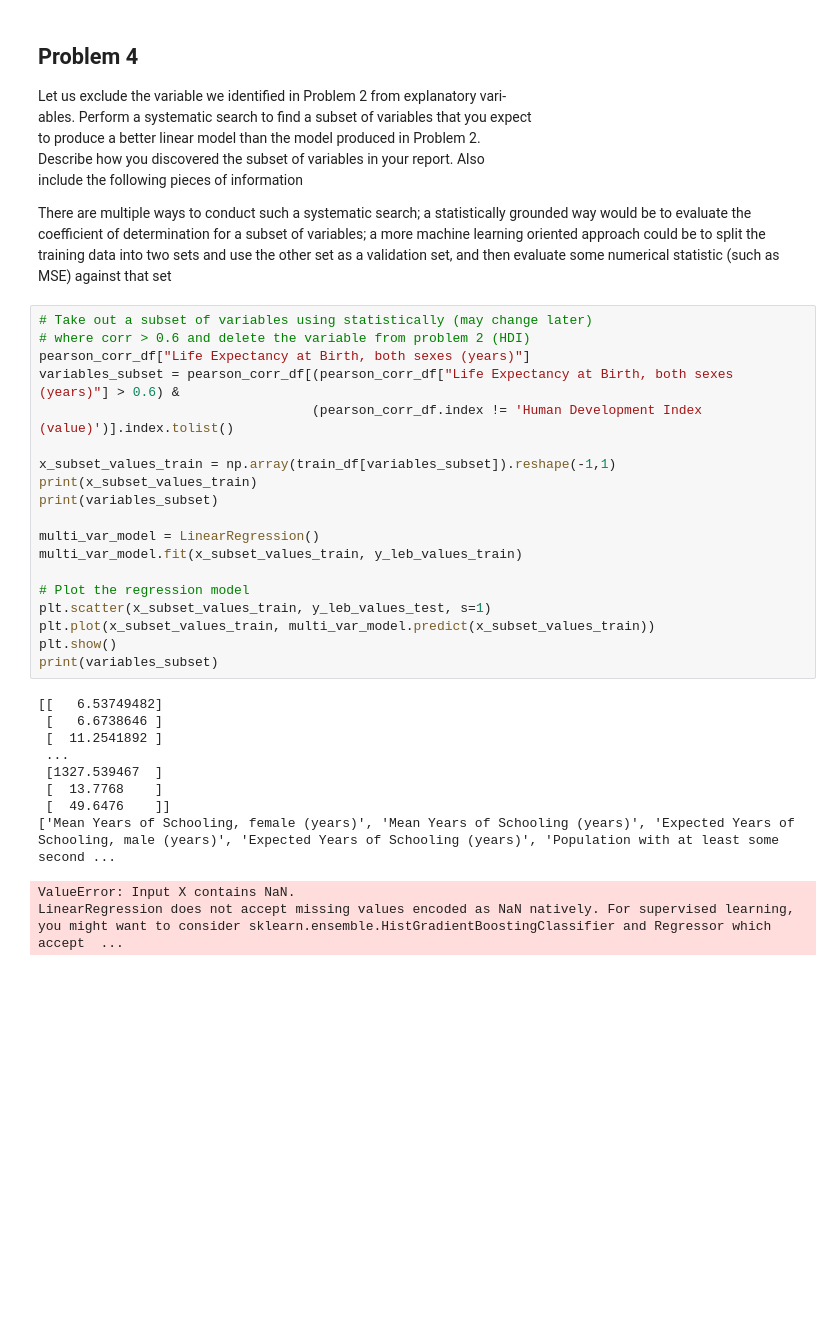
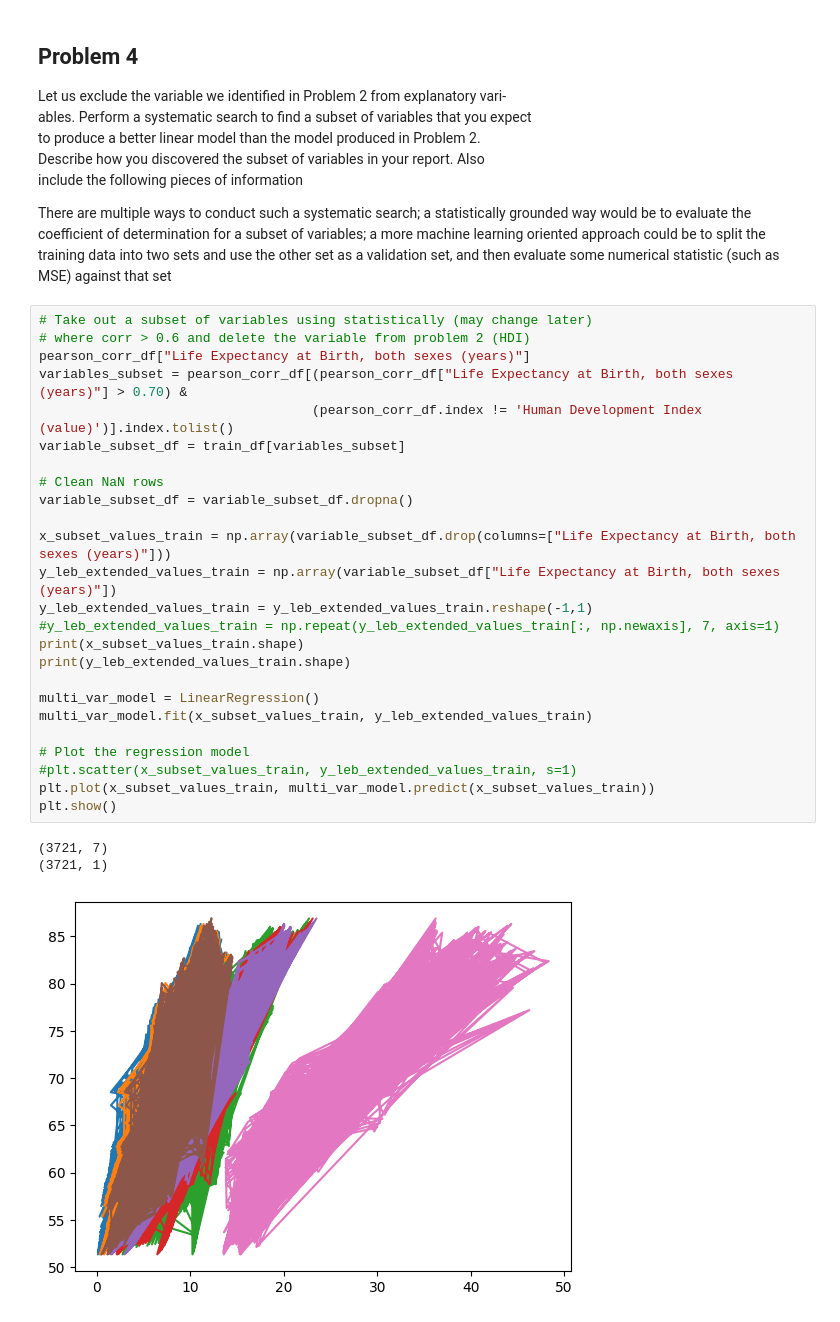
Before and after one commit to willayy/Data-Science-and-AI-DIT407, a Jupyter notebook: Lab 4/lab4.ipynb, the cells around one changed output. Drawn from its saved outputs; the diff is of its cells as text; blank space fills up the shorter version.

```diff
--- a/Lab 4/lab4.ipynb
+++ b/Lab 4/lab4.ipynb
@@ -205,30 +205,29 @@ set
 # %%
 # Take out a subset of variables using statistically (may change later)
 # where corr > 0.6 and delete the variable from problem 2 (HDI)
 pearson_corr_df["Life Expectancy at Birth, both sexes (years)"]
-variables_subset = pearson_corr_df[(pearson_corr_df["Life Expectancy at Birth, both sexes (years)"] > 0.6) &
+variables_subset = pearson_corr_df[(pearson_corr_df["Life Expectancy at Birth, both sexes (years)"] > 0.70) &
                                    (pearson_corr_df.index != 'Human Development Index (value)')].index.tolist()
+variable_subset_df = train_df[variables_subset]
 
-x_subset_values_train = np.array(train_df[variables_subset]).reshape(-1,1)
-print(x_subset_values_train)
-print(variables_subset)
+# Clean NaN rows
+variable_subset_df = variable_subset_df.dropna()
+
+x_subset_values_train = np.array(variable_subset_df.drop(columns=["Life Expectancy at Birth, both sexes (years)"]))
+y_leb_extended_values_train = np.array(variable_subset_df["Life Expectancy at Birth, both sexes (years)"])
+y_leb_extended_values_train = y_leb_extended_values_train.reshape(-1,1)
+#y_leb_extended_values_train = np.repeat(y_leb_extended_values_train[:, np.newaxis], 7, axis=1)
+print(x_subset_values_train.shape)
+print(y_leb_extended_values_train.shape)
 
 multi_var_model = LinearRegression()
-multi_var_model.fit(x_subset_values_train, y_leb_values_train)
+multi_var_model.fit(x_subset_values_train, y_leb_extended_values_train)
 
 # Plot the regression model
-plt.scatter(x_subset_values_train, y_leb_values_test, s=1)
+#plt.scatter(x_subset_values_train, y_leb_extended_values_train, s=1)
 plt.plot(x_subset_values_train, multi_var_model.predict(x_subset_values_train))
 plt.show()
-print(variables_subset)
 # %% [output]
-[[   6.53749482]
- [   6.6738646 ]
- [  11.2541892 ]
- ...
- [1327.539467  ]
- [  13.7768    ]
- [  49.6476    ]]
-['Mean Years of Schooling, female (years)', 'Mean Years of Schooling (years)', 'Expected Years of Schooling, male (years)', 'Expected Years of Schooling (years)', 'Population with at least some second ...
+(3721, 7)
+(3721, 1)
-ValueError: Input X contains NaN.
-LinearRegression does not accept missing values encoded as NaN natively. For supervised learning, you might want to consider sklearn.ensemble.HistGradientBoostingClassifier and Regressor which accept  ...
+[figure, added]
```
Also changed, not shown: parts of 3 cells of this notebook, 1 other file.
